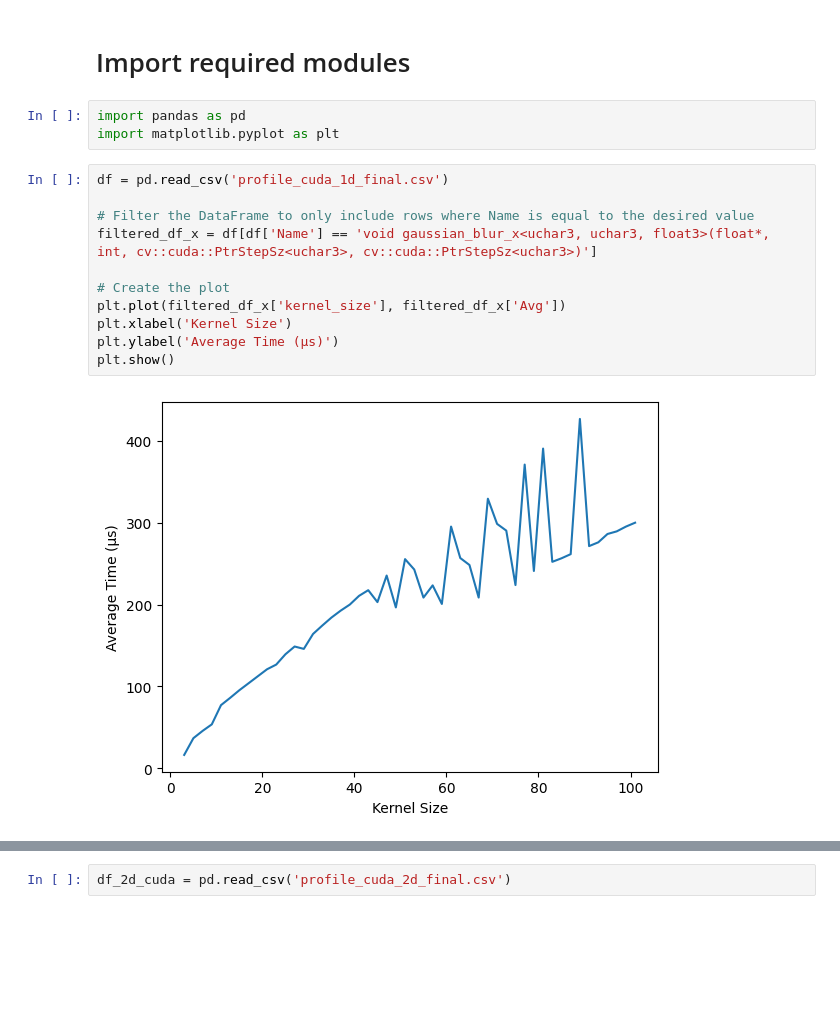
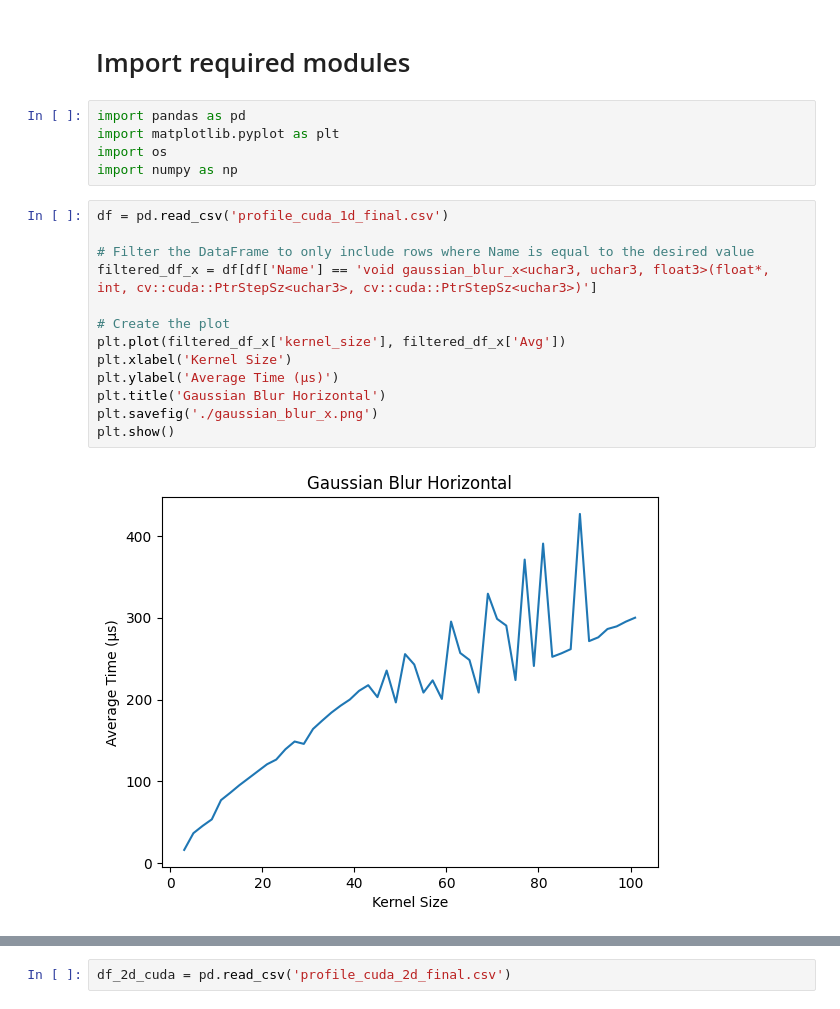
Before and after one commit to Arjun31415/Blur-Test, a Jupyter notebook: metrics/metrics.ipynb, the cells around one changed output, grey strips where cells are left out. Cells and saved outputs as stored; diff of their text form; blank space fills up the shorter version.

```diff
--- a/metrics/metrics.ipynb
+++ b/metrics/metrics.ipynb
@@ -3,19 +3,23 @@
 # %%
 import pandas as pd
 import matplotlib.pyplot as plt
+import os
+import numpy as np
 # %%
 df = pd.read_csv('profile_cuda_1d_final.csv')
 
 # Filter the DataFrame to only include rows where Name is equal to the desired value
 filtered_df_x = df[df['Name'] == 'void gaussian_blur_x<uchar3, uchar3, float3>(float*, int, cv::cuda::PtrStepSz<uchar3>, cv::cuda::PtrStepSz<uchar3>)']
 
 # Create the plot
 plt.plot(filtered_df_x['kernel_size'], filtered_df_x['Avg'])
 plt.xlabel('Kernel Size')
 plt.ylabel('Average Time (μs)')
+plt.title('Gaussian Blur Horizontal')
+plt.savefig('./gaussian_blur_x.png')
 plt.show()
 # %% [output]
-[figure, old version]
+[figure, new version]
 # %%
 df = pd.read_csv('profile_cuda_1d_final.csv')
 
```
Also changed, not shown: parts of 14 cells of this notebook, 11 other files.
